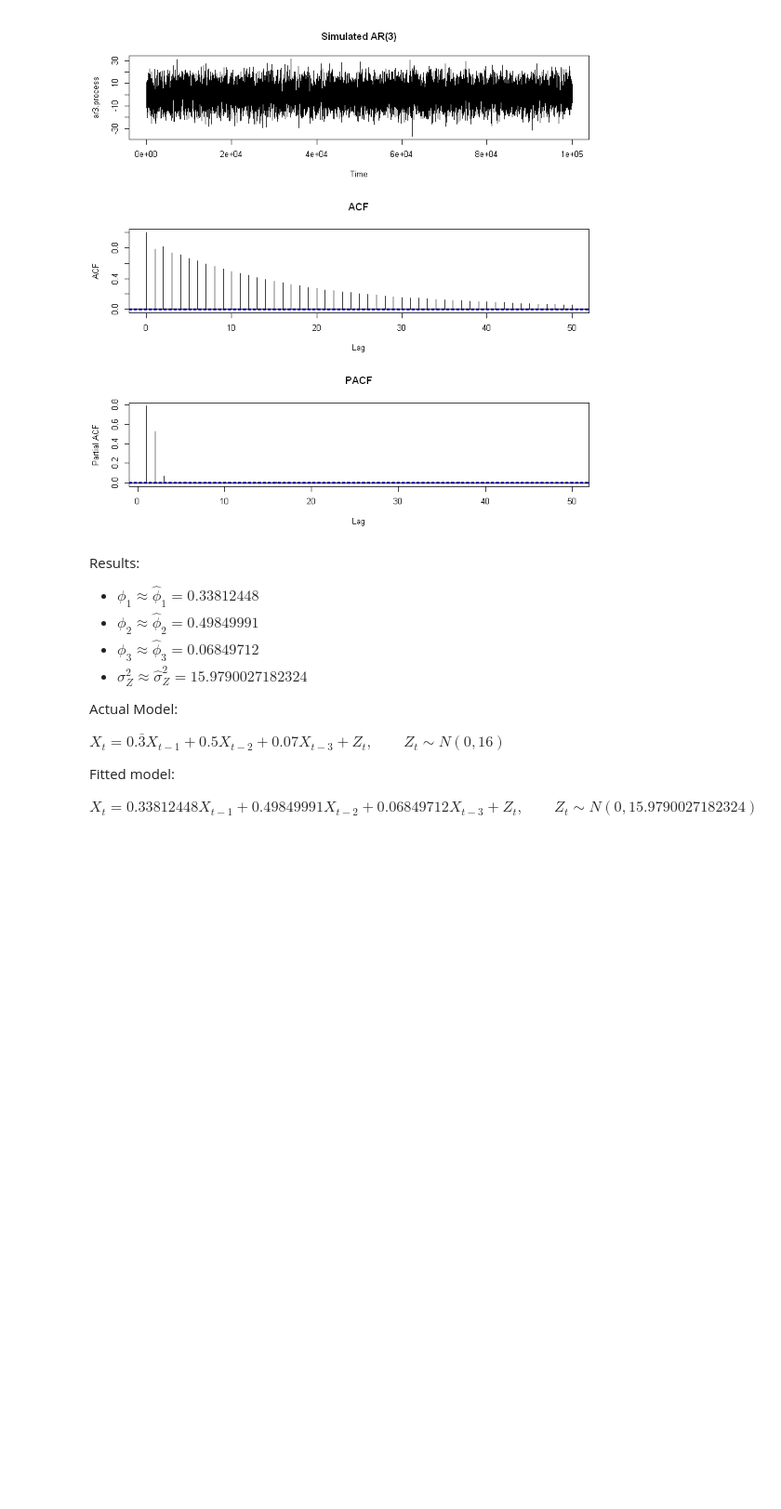
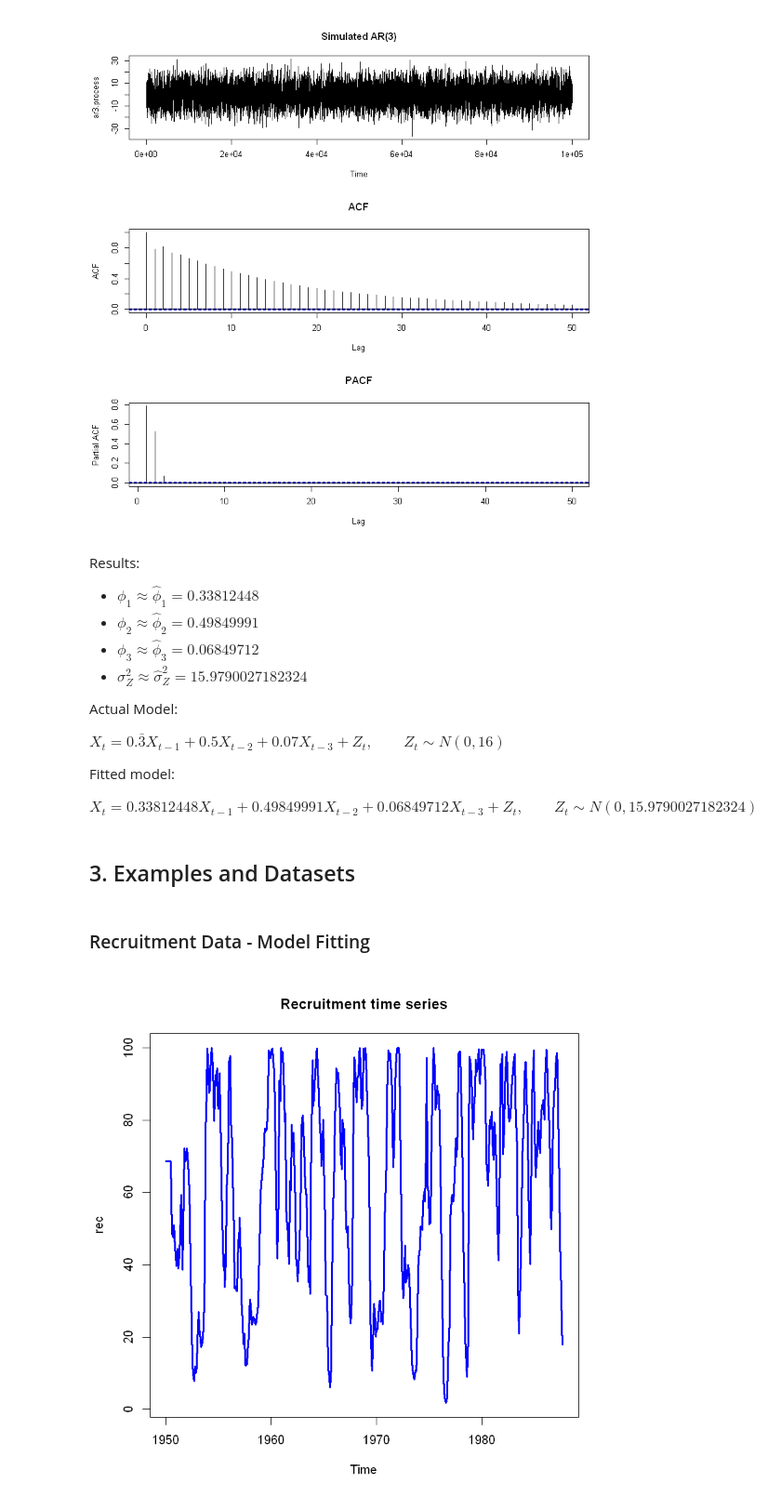
Before and after one commit to Lucas-Okamura/Timeseries-University-NY, a Jupyter notebook: notebooks/week4_ar_yule_walker_pacf.ipynb, the cells around one changed output. Shown at 93% size. Saved outputs shown, nothing was run; the diff lists cells and outputs as text; code cells hidden in the pictures; blank space fills up the shorter version.

```diff
--- a/notebooks/week4_ar_yule_walker_pacf.ipynb
+++ b/notebooks/week4_ar_yule_walker_pacf.ipynb
@@ -485,3 +486,14 @@ Fitted model:
 $
 X_t = 0.33812448 X_{t-1} + 0.49849991 X_{t-2} + 0.06849712 X_{t-3} + Z_t, \qquad Z_t \sim N(0, 15.9790027182324)
 $
+# %% [markdown]
+## 3. Examples and Datasets
+# %% [markdown]
+### Recruitment Data - Model Fitting
+# %%
+my.data=rec
+
+# Plot rec
+plot(rec, main='Recruitment time series', col='blue', lwd=3)
+# %% [output]
+[figure, added]
```
Also changed, not shown: parts of 23 cells of this notebook.
